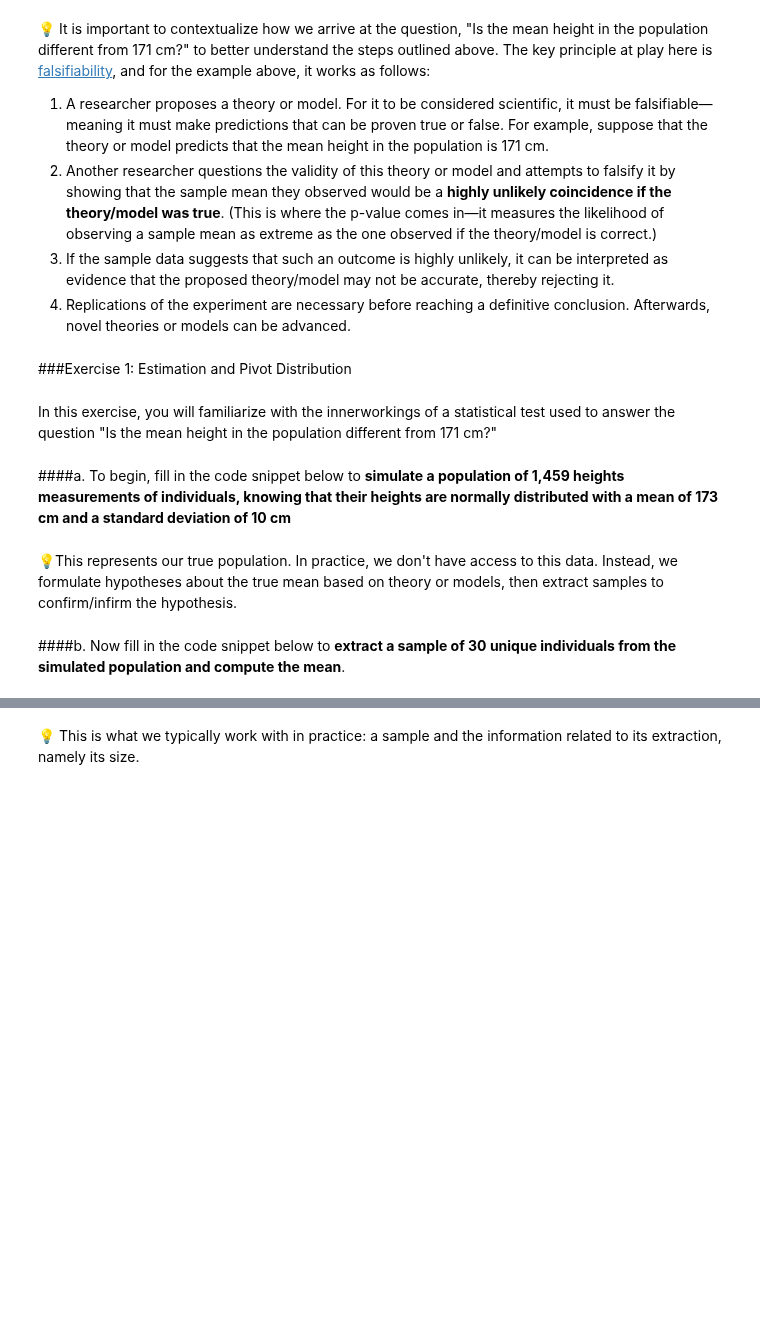
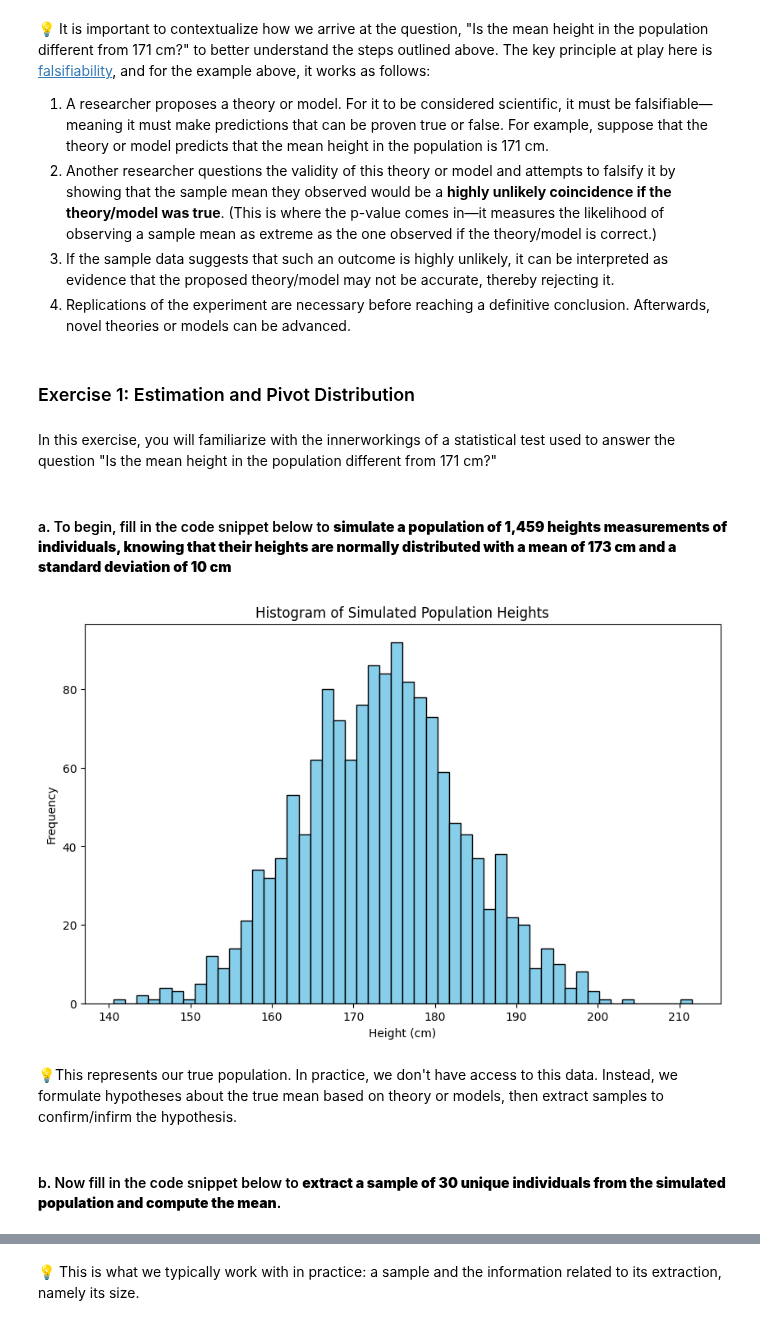
Before and after one commit to theonlytruealex/models_and_simulations, a Jupyter notebook: MS-lab4.ipynb, the cells around one changed output, grey strips where cells are left out. Cells and saved outputs as stored; diff of their text form; code cells hidden in the pictures; blank space fills up the shorter version.

```diff
--- a/MS-lab4.ipynb
+++ b/MS-lab4.ipynb
@@ -33,34 +33,36 @@ For example, suppose we want to determine if the mean height in a population is
 3. If the sample data suggests that such an outcome is highly unlikely, it can be interpreted as evidence that the proposed theory/model may not be accurate, thereby rejecting it.
 4. Replications of the experiment are necessary before reaching a definitive conclusion. Afterwards, novel theories or models can be advanced.
 # %% [markdown]
-###Exercise 1: Estimation and Pivot Distribution
+### Exercise 1: Estimation and Pivot Distribution
 # %% [markdown]
 In this exercise, you will familiarize with the innerworkings of a statistical test used to answer the question "Is the mean height in the population different from 171 cm?"
 # %% [markdown]
-####a. To begin, fill in the code snippet below to **simulate a population of 1,459 heights measurements of individuals, knowing that their heights are normally distributed with a mean of 173 cm and a standard deviation of 10 cm**
+#### a. To begin, fill in the code snippet below to **simulate a population of 1,459 heights measurements of individuals, knowing that their heights are normally distributed with a mean of 173 cm and a standard deviation of 10 cm**
 # %%
 import numpy as np
 import matplotlib.pyplot as plt
 
 np.random.seed(42)
 
 #ToDo: Set de appropiate parameters
 population_size = 1459
-mean_height =
-std_dev_height =
+mean_height = 173
+std_dev_height = 10
 
 
 population_heights = np.random.normal(mean_height, std_dev_height, population_size)
 
 plt.figure(figsize=(10, 6))
 plt.hist(population_heights, bins=50, color='skyblue', edgecolor='black')
 plt.title('Histogram of Simulated Population Heights')
 plt.xlabel('Height (cm)')
 plt.ylabel('Frequency')
 plt.show()
+# %% [output]
+[figure, added]
 # %% [markdown]
 💡This represents our true population. In practice, we don't have access to this data. Instead, we formulate hypotheses about the true mean based on theory or models, then extract samples to confirm/infirm the hypothesis.
 # %% [markdown]
-####b. Now fill in the code snippet below to **extract a sample of 30 unique individuals from the simulated population and compute the mean**.
+#### b. Now fill in the code snippet below to **extract a sample of 30 unique individuals from the simulated population and compute the mean**.
 # %%
 # ToDo: define sample size and extract a random sample of 30 individuals from the population defined above
```
Also changed, not shown: parts of 32 cells of this notebook.
